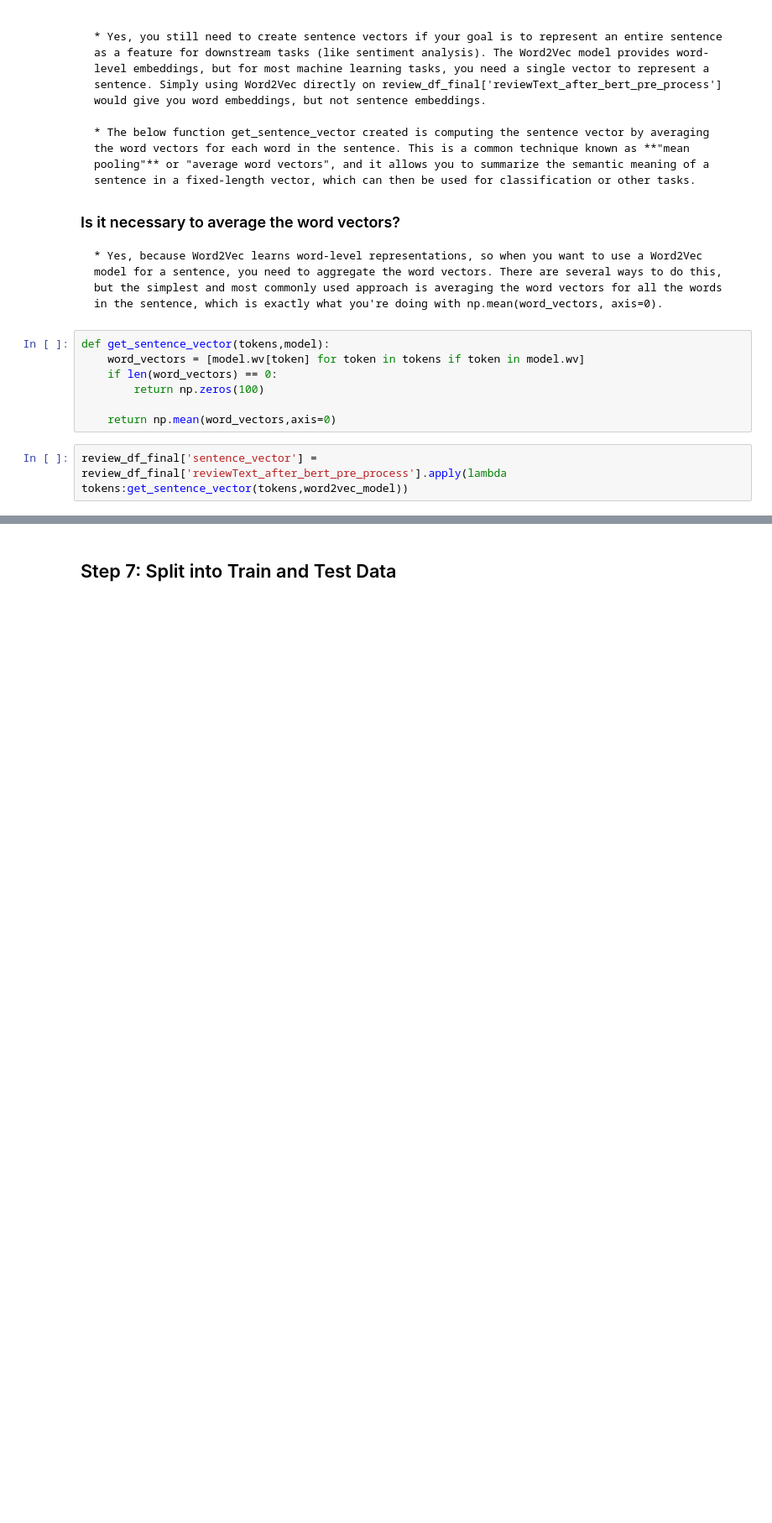
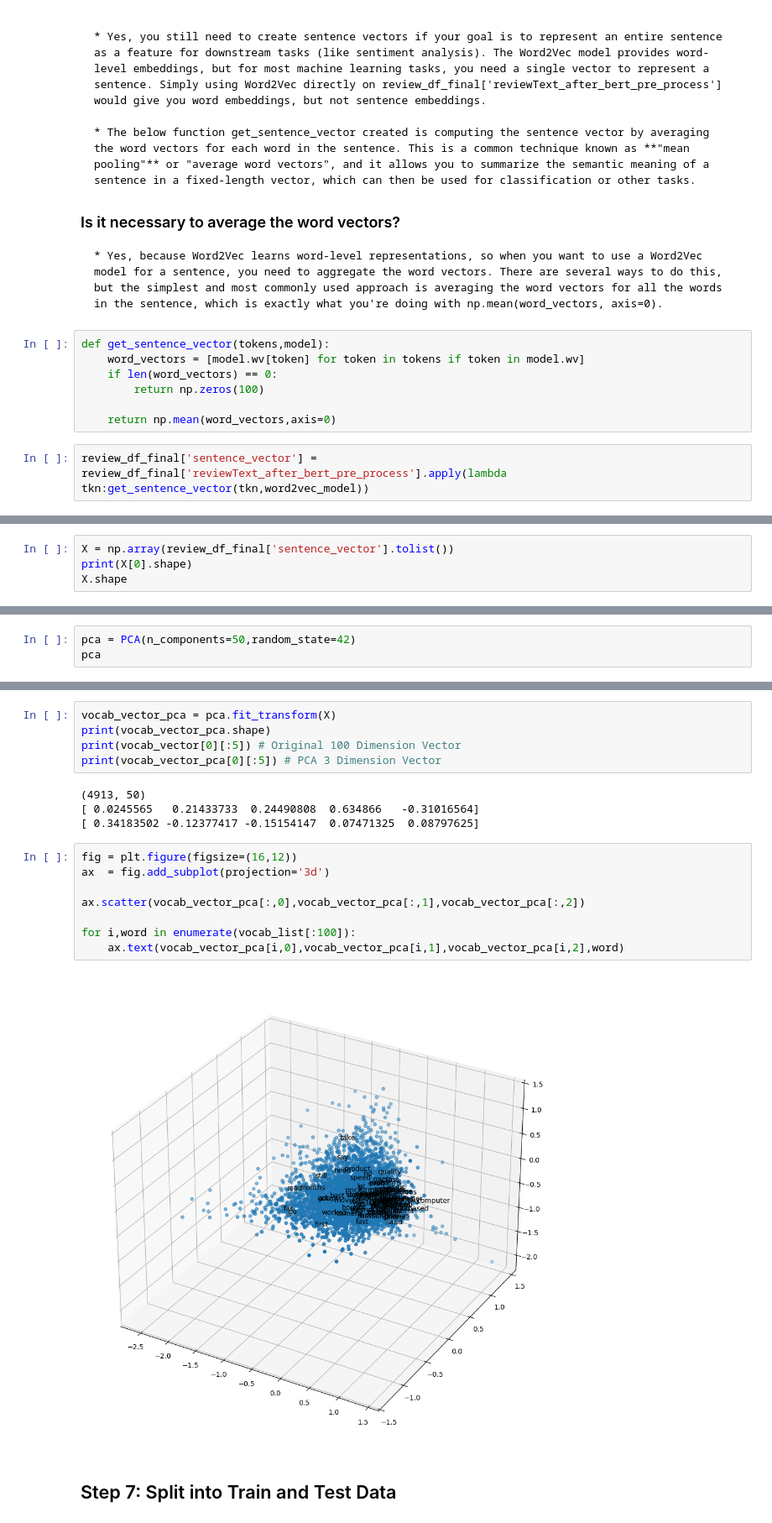
Before and after one commit to VenkyJishu/GenAI, a Jupyter notebook: NLP_Model/amazon_review_sentiment_analysis_with_word2vec.ipynb, the cells around one changed output, grey strips where cells are left out. Shown: that part at 84% size. Cells and saved outputs as stored; diff of their text form; blank space fills up the shorter version.

```diff
--- a/NLP_Model/amazon_review_sentiment_analysis_with_word2vec.ipynb
+++ b/NLP_Model/amazon_review_sentiment_analysis_with_word2vec.ipynb
@@ -303,5 +308,5 @@ def get_sentence_vector(tokens,model):
 
     return np.mean(word_vectors,axis=0)
 # %%
-review_df_final['sentence_vector'] = review_df_final['reviewText_after_bert_pre_process'].apply(lambda tokens:get_sentence_vector(tokens,word2vec_model))
+review_df_final['sentence_vector'] = review_df_final['reviewText_after_bert_pre_process'].apply(lambda tkn:get_sentence_vector(tkn,word2vec_model))
 # %%
@@ -310,0 +328,4 @@ review_df_final['sentence_vector'][0].shape
+# %%
+X = np.array(review_df_final['sentence_vector'].tolist())
+print(X[0].shape)
+X.shape
@@ -310,0 +338,3 @@ review_df_final['sentence_vector'][0].shape
+# %%
+pca = PCA(n_components=50,random_state=42)
+pca
@@ -311,3 +347,22 @@ review_df_final['sentence_vector'][0].shape
+# %%
+vocab_vector_pca = pca.fit_transform(X)
+print(vocab_vector_pca.shape)
+print(vocab_vector[0][:5]) # Original 100 Dimension Vector
+print(vocab_vector_pca[0][:5]) # PCA 3 Dimension Vector
+# %% [output]
+(4913, 50)
+[ 0.0245565   0.21433733  0.24490808  0.634866   -0.31016564]
+[ 0.34183502 -0.12377417 -0.15154147  0.07471325  0.08797625]
+# %%
+fig = plt.figure(figsize=(16,12))
+ax  = fig.add_subplot(projection='3d')
+
+ax.scatter(vocab_vector_pca[:,0],vocab_vector_pca[:,1],vocab_vector_pca[:,2])
+
+for i,word in enumerate(vocab_list[:100]):
+    ax.text(vocab_vector_pca[i,0],vocab_vector_pca[i,1],vocab_vector_pca[i,2],word)
+# %% [output]
+[figure, added]
 # %% [markdown]
 ## Step 7: Split into Train and Test Data
 # %%
```
Also changed, not shown: parts of 18 cells of this notebook, 3 other files.
